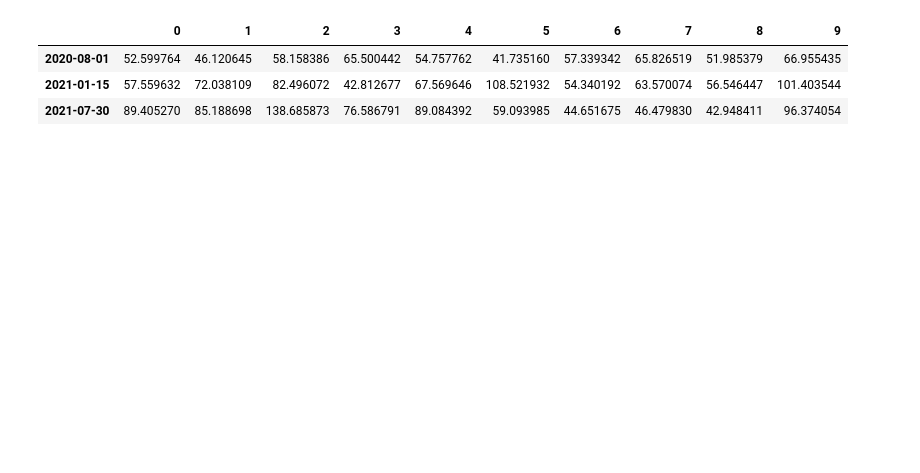
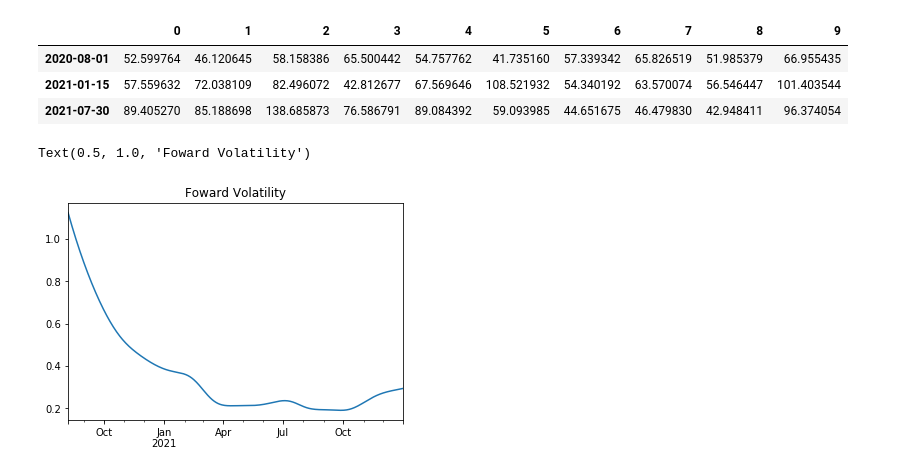
Before and after one commit to eliot-tabet/storage, a Jupyter notebook: samples/python/scratchpads/multi_factor_scratchpad.ipynb, the cells around one changed output. Cells and saved outputs as stored; diff of their text form; code cells hidden in the pictures; blank space fills up the shorter version.

Commit message:
Updated multi_factor_scratchpad notebook with example of MultiFactorModel.

```diff
--- a/samples/python/scratchpads/multi_factor_scratchpad.ipynb
+++ b/samples/python/scratchpads/multi_factor_scratchpad.ipynb
@@ -46,0 +80,36 @@ sim_spot_prices
+# %%
+# Completely made up parameters
+spot_vol = 1.1
+spot_mean_reversion = 3.7
+long_term_vol = 0.19
+seasonal_vol = 0.34
+seasonal_vol_shape = {1: 0.7,  # key = month of the year
+                      2: 0.65,
+                      3: 0.25,
+                      4: -0.1,
+                      5: -0.22,
+                      6: -0.34,
+                      7: -0.35,
+                      8: -0.14,
+                      9: -0.05,
+                      10: 0.19,
+                      11: 0.48,
+                      12: 0.62}
+curve_start = '2020-08-07'
+curve_end = '2023-12-31'
+
+factors, factor_corrs = create_3_factor_params('D', spot_vol, spot_mean_reversion, long_term_vol,
+                                   seasonal_vol, seasonal_vol_shape, curve_start, curve_end)
+
+three_f_model = mf.MultiFactorModel('D', factors, factor_corrs)
+
+days = pd.period_range(start=curve_start, end='2021-12-31', freq='D')
+fwd_vols = [three_f_model.integrated_vol(val_date=curve_start, expiry='2020-08-08', fwd_contract=day) for day in days]
+
+fwd_vols_series = pd.Series(data = fwd_vols, index = days)
+%matplotlib inline
+ax1 = fwd_vols_series.plot()
+ax1.set_title('Foward Volatility')
+# %% [output]
+Text(0.5, 1.0, 'Foward Volatility')
+[figure, added]
```
Also changed, not shown: parts of 3 cells of this notebook.
